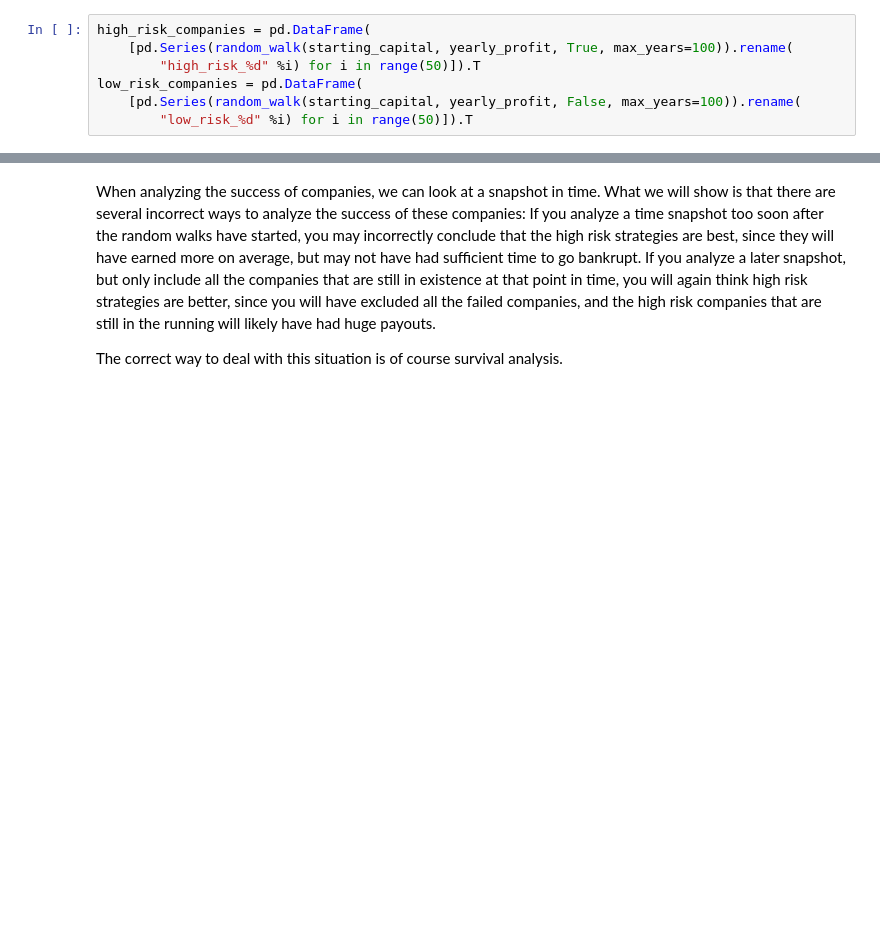
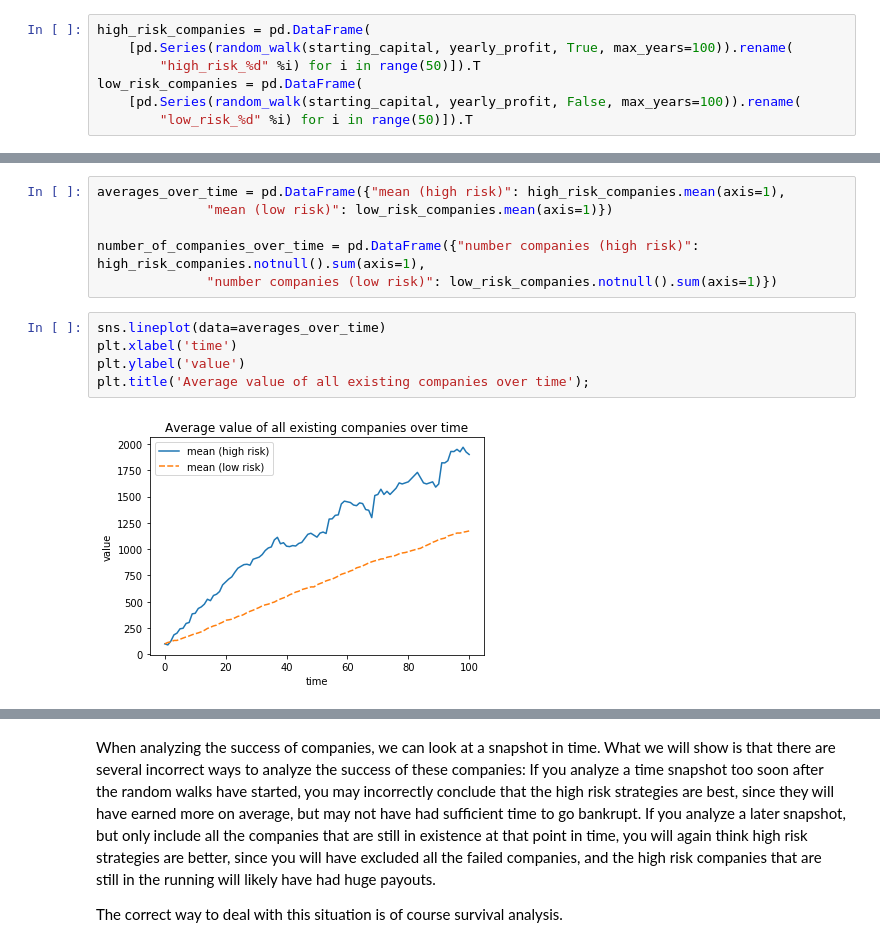
Before and after one commit to zuzannna/can-you-survive-this, a Jupyter notebook: example_notebooks/SurvivorshipBias.ipynb, the cells around one changed output, grey strips where cells are left out. Cells and saved outputs as stored; diff of their text form; blank space fills up the shorter version.

```diff
--- a/example_notebooks/SurvivorshipBias.ipynb
+++ b/example_notebooks/SurvivorshipBias.ipynb
@@ -57,0 +59,13 @@ sns.lineplot(data=low_risk_companies[['low_risk_%d' %i for i in range(6)]]);
+# %%
+averages_over_time = pd.DataFrame({"mean (high risk)": high_risk_companies.mean(axis=1),
+              "mean (low risk)": low_risk_companies.mean(axis=1)})
+
+number_of_companies_over_time = pd.DataFrame({"number companies (high risk)": high_risk_companies.notnull().sum(axis=1),
+              "number companies (low risk)": low_risk_companies.notnull().sum(axis=1)})
+# %%
+sns.lineplot(data=averages_over_time)
+plt.xlabel('time')
+plt.ylabel('value')
+plt.title('Average value of all existing companies over time');
+# %% [output]
+[figure, added]
```
Also changed, not shown: parts of 6 cells of this notebook.
